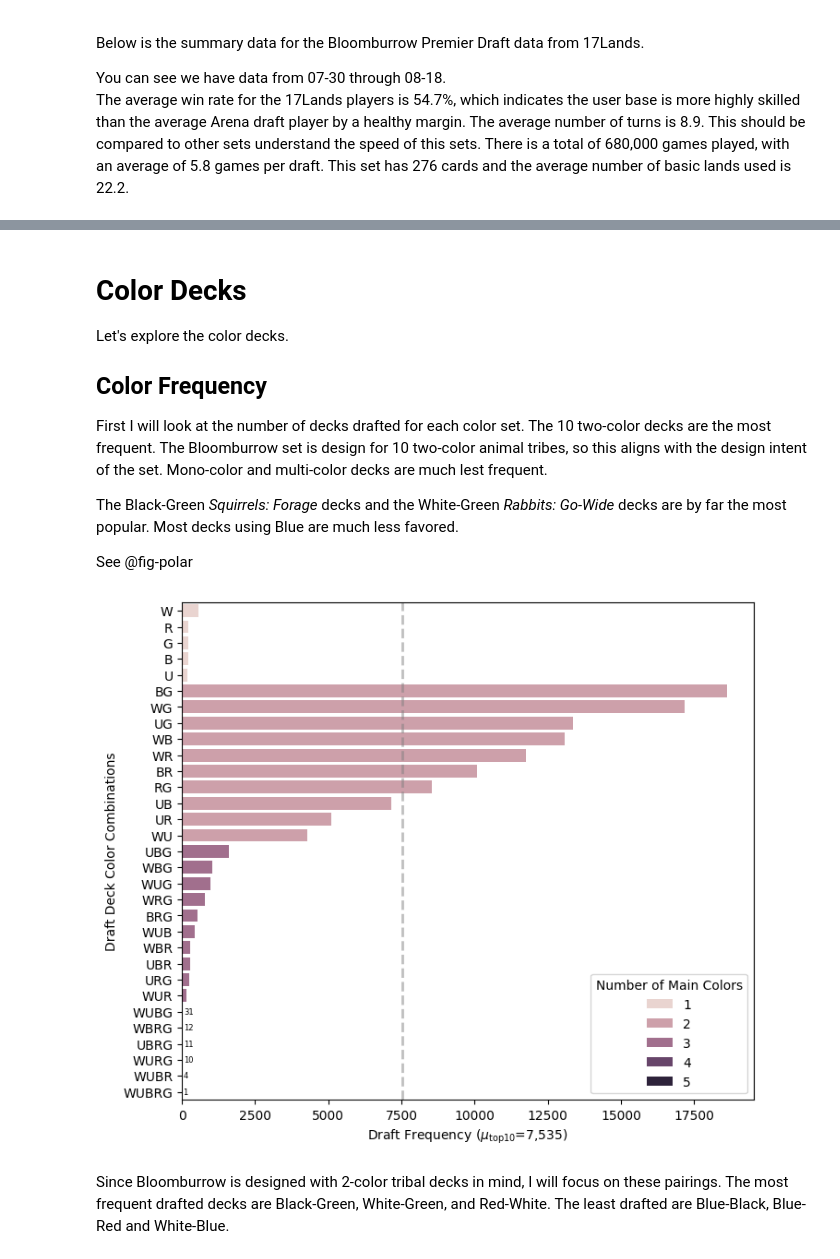
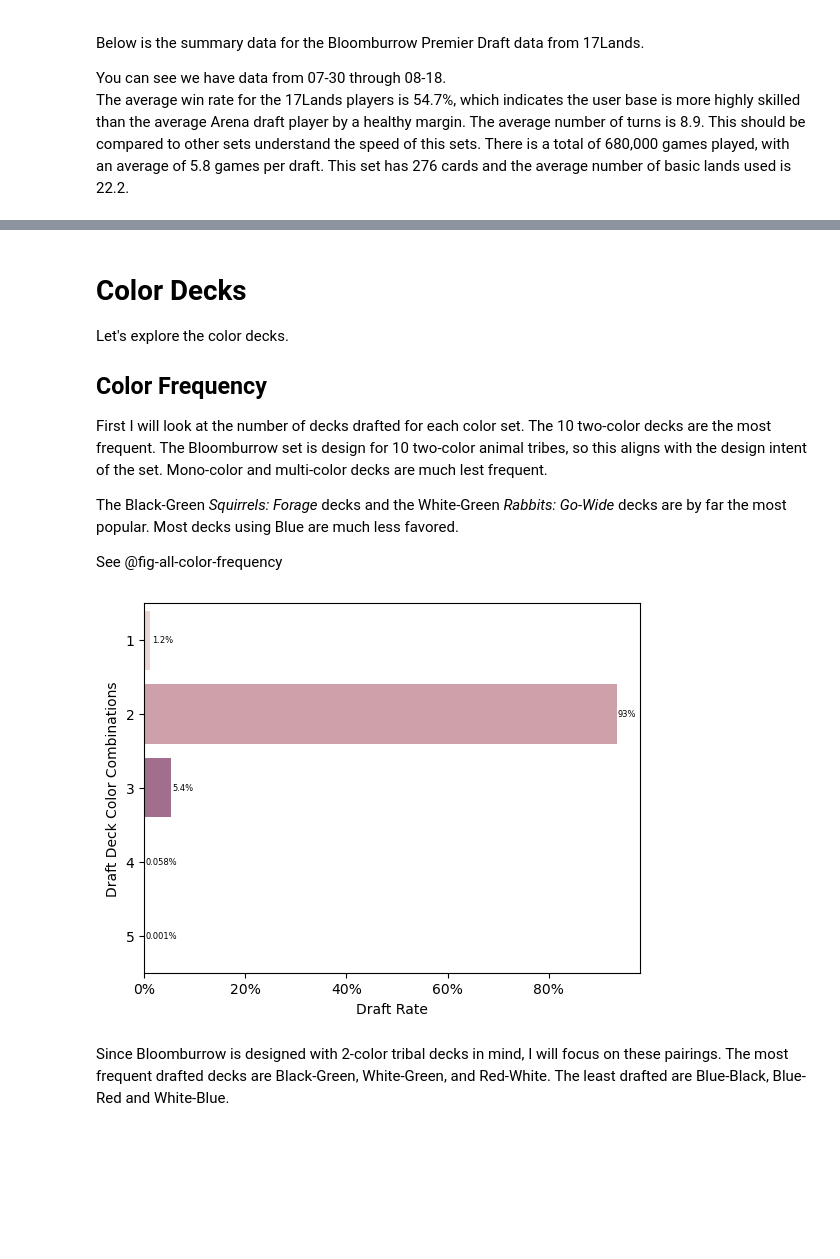
Before and after one commit to meehljd/mtg-modeling, a Jupyter notebook: notebooks/02-draft-data/02-30-draft-eda-BLB-games.ipynb, the cells around one changed output, grey strips where cells are left out. Saved outputs shown, nothing was run; the diff lists cells and outputs as text; code cells hidden in the pictures; blank space fills up the shorter version.

Commit message:
eda: reworking color palette.  WIP.

```diff
--- a/notebooks/02-draft-data/02-30-draft-eda-BLB-games.ipynb
+++ b/notebooks/02-draft-data/02-30-draft-eda-BLB-games.ipynb
@@ -86,46 +128,67 @@ the design intent of the set. Mono-color and multi-color decks are much lest fre
 The Black-Green _Squirrels: Forage_ decks and the White-Green _Rabbits: Go-Wide_ decks are by far the most
 popular. Most decks using Blue are much less favored.
 
-See @fig-polar
+See @fig-all-color-frequency
 # %%
-# | label: fig-polar
-# | fig-cap: "Frequency of Draft Deck Colors"
+# | label: fig-all-color-frequency
+# | fig-cap: "The frequency of main deck colors for players."
 
 colors = (
     df_draft.group_by("main_colors")
     .agg(pl.col("n_games").count().alias("len"))
     .sort(by="len", descending=True)
     .collect()
 )
 colors = colors.to_pandas()
 colors["Number of Main Colors"] = colors["main_colors"].str.len()
+colors["pct_splash"] = colors["len"] / colors["len"].sum()
 colors = colors.sort_values(["Number of Main Colors", "len"], ascending=[True, False])
-freq_mu = colors["len"].head(10).mean()
 
-plt.figure(figsize=(8, 7))
+colors_ct = (
+    colors.groupby("Number of Main Colors")
+    .sum()
+    .reset_index(drop=False)
+    .sort_values(["Number of Main Colors"], ascending=[True])
+)
 
-plt.axvline(freq_mu, color="gray", linestyle="--", linewidth=2, alpha=0.5)
-g = sns.barplot(data=colors, x="len", y="main_colors", hue="Number of Main Colors")
+g = sns.barplot(
+    data=colors_ct,
+    x="pct_splash",
+    y="Number of Main Colors",
+    hue="Number of Main Colors",
+    orient="h",
+    legend=False,
+)
 
 for container in g.containers:
     labels = [
-        f"{height:,.0f}" if height < 100 else "" for height in container.datavalues
+        (
+            f"{height:.3%}"
+            if height < 0.001
+            else (
+                f"{height:.2%}"
+                if height < 0.01
+                else f"{height:.1%}" if height < 0.1 else f"{height:.0%}"
+            )
+        )
+        for height in container.datavalues
     ]
     g.bar_label(
         container,
         labels=labels,
         label_type="edge",
         fontsize=6,
         padding=1,
         # fontstyle="italic",
     )
+g.xaxis.set_major_formatter(FuncFormatter(lambda x, _: f"{x:.0%}"))
 
 # plt.title("Frequency of Draft Deck Colors")
-plt.xlabel(r"Draft Frequency ($\mu_{\text{top}10}$=" + f"{freq_mu:,.0f})")
+plt.xlabel("Draft Rate")
 plt.ylabel("Draft Deck Color Combinations")
 plt.show()
 # %% [output]
-[figure, old version]
+[figure, new version]
 # %% [markdown]
 Since Bloomburrow is designed with 2-color tribal decks in mind, I will focus on these pairings. The most frequent drafted decks are Black-Green, White-Green, and Red-White. The least drafted are Blue-Black, Blue-Red and White-Blue.
 # %%
```
Also changed, not shown: parts of 26 cells of this notebook, 15 other files.
